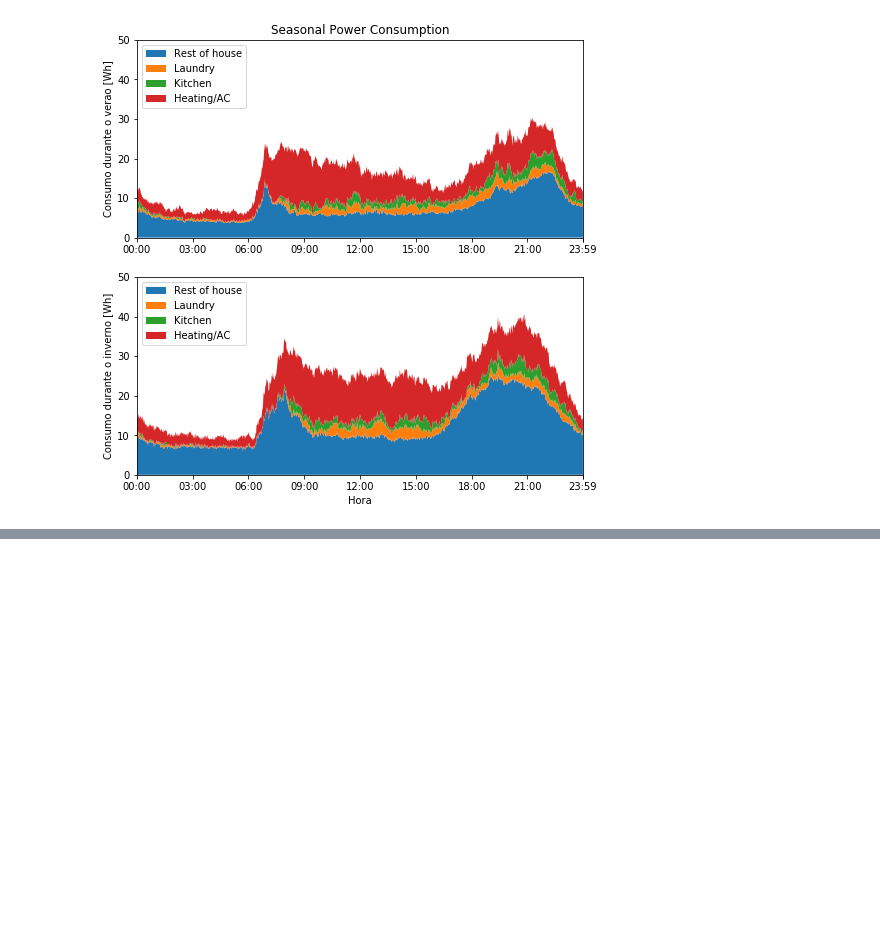
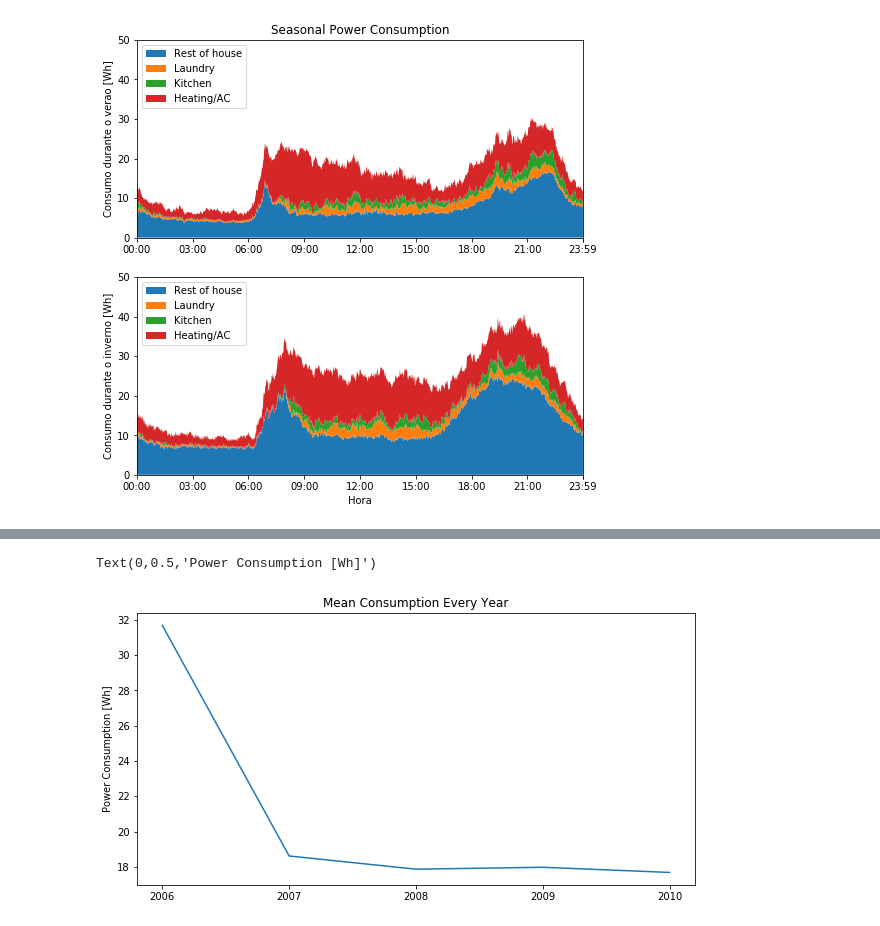
Before and after one commit to gnegrelli/test_ambar, a Jupyter notebook: test_Ambar.ipynb, the cells around one changed output, grey strips where cells are left out. Drawn from its saved outputs; the diff is of its cells as text; code cells hidden in the pictures; blank space fills up the shorter version.

```diff
--- a/test_Ambar.ipynb
+++ b/test_Ambar.ipynb
@@ -266,0 +271,17 @@ Podemos ver que o consumo dos equipamentos de aquecimento da residencia atinge n
+# %%
+yearly_mean = df['P [Wh]'].groupby(df.index.year).mean().to_dict()
+
+year, meas = [], []
+for key in sorted(yearly_mean):
+    year.append(key)
+    meas.append(yearly_mean[key])
+
+plt.figure(figsize=(10, 5))
+plt.plot(year, meas)
+plt.xticks(year)
+
+plt.title('Mean Consumption Every Year')
+plt.ylabel('Power Consumption [Wh]')
+# %% [output]
+Text(0,0.5,'Power Consumption [Wh]')
+[figure, added]
```
Also changed, not shown: parts of 25 cells of this notebook.
